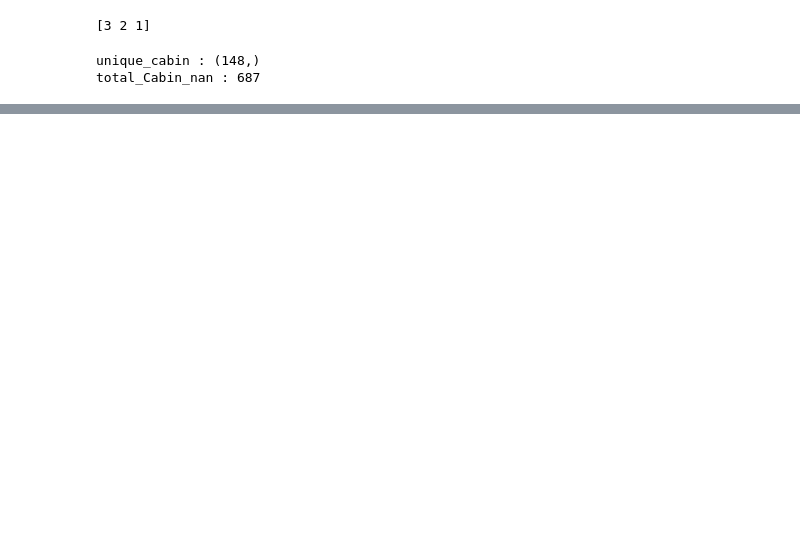
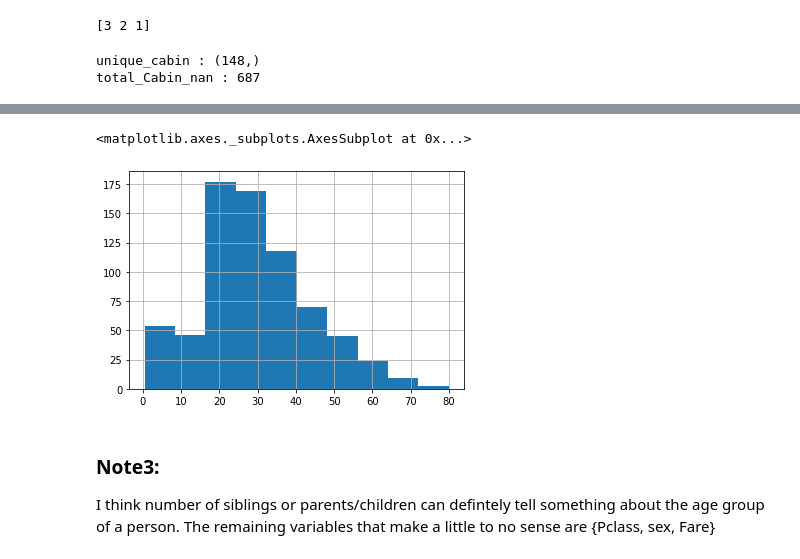
Before and after one commit to pritam-dey3/Titanic-Passenger-Survival-Prediction, a Jupyter notebook: titanic.ipynb, the cells around one changed output, grey strips where cells are left out. Cells and saved outputs as stored; diff of their text form; code cells hidden in the pictures; blank space fills up the shorter version.

```diff
--- a/titanic.ipynb
+++ b/titanic.ipynb
@@ -76,0 +95,8 @@ using sibsp and parch can be tricky, maybe i need to form separate model for tho
+# %%
+data.Age.hist()
+# %% [output]
+<matplotlib.axes._subplots.AxesSubplot at 0x...>
+[figure, added]
+# %% [markdown]
+### Note3:
+I think number of siblings or parents/children can defintely tell something about the age group of a person. The remaining variables that make a little to no sense are {Pclass, sex, Fare}
```
Also changed, not shown: parts of 4 cells of this notebook, 1 other file.
